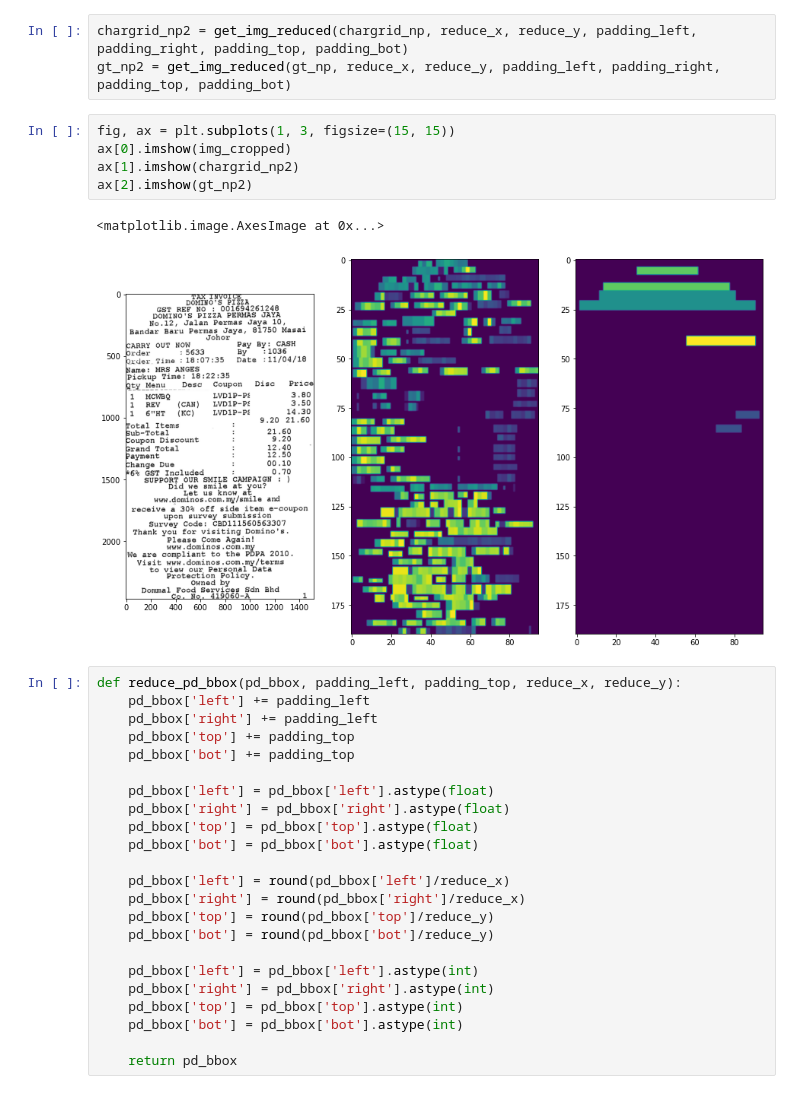
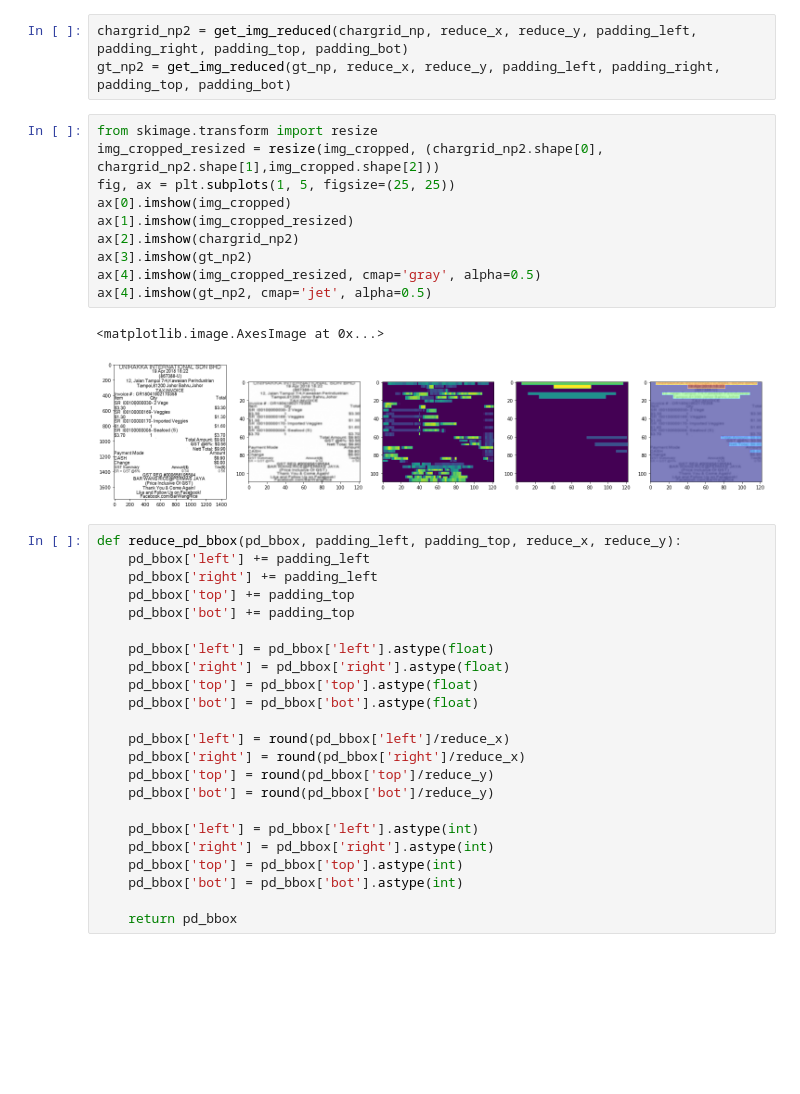
Before and after one commit to Hrishkesh/Invoice-, a Jupyter notebook: Data_visualization.ipynb, the cells around one changed output. Cells and saved outputs as stored; diff of their text form; blank space fills up the shorter version.

```diff
--- a/Data_visualization.ipynb
+++ b/Data_visualization.ipynb
@@ -543,14 +536,19 @@ reduce_x, padding_left, padding_right = get_max_reduce(chargrid_np, 1)
 # %%
 chargrid_np2 = get_img_reduced(chargrid_np, reduce_x, reduce_y, padding_left, padding_right, padding_top, padding_bot)
 gt_np2 = get_img_reduced(gt_np, reduce_x, reduce_y, padding_left, padding_right, padding_top, padding_bot)
-# %%
-fig, ax = plt.subplots(1, 3, figsize=(15, 15))
-ax[0].imshow(img_cropped)
-ax[1].imshow(chargrid_np2)
-ax[2].imshow(gt_np2)
-# %% [output]
-<matplotlib.image.AxesImage at 0x...>
-[figure, removed]
+# %%
+from skimage.transform import resize
+img_cropped_resized = resize(img_cropped, (chargrid_np2.shape[0], chargrid_np2.shape[1],img_cropped.shape[2]))
+fig, ax = plt.subplots(1, 5, figsize=(25, 25))
+ax[0].imshow(img_cropped)
+ax[1].imshow(img_cropped_resized)
+ax[2].imshow(chargrid_np2)
+ax[3].imshow(gt_np2)
+ax[4].imshow(img_cropped_resized, cmap='gray', alpha=0.5)
+ax[4].imshow(gt_np2, cmap='jet', alpha=0.5)
+# %% [output]
+<matplotlib.image.AxesImage at 0x...>
+[figure, added]
 # %%
 def reduce_pd_bbox(pd_bbox, padding_left, padding_top, reduce_x, reduce_y):
     pd_bbox['left'] += padding_left
```
Also changed, not shown: parts of 11 cells of this notebook.
